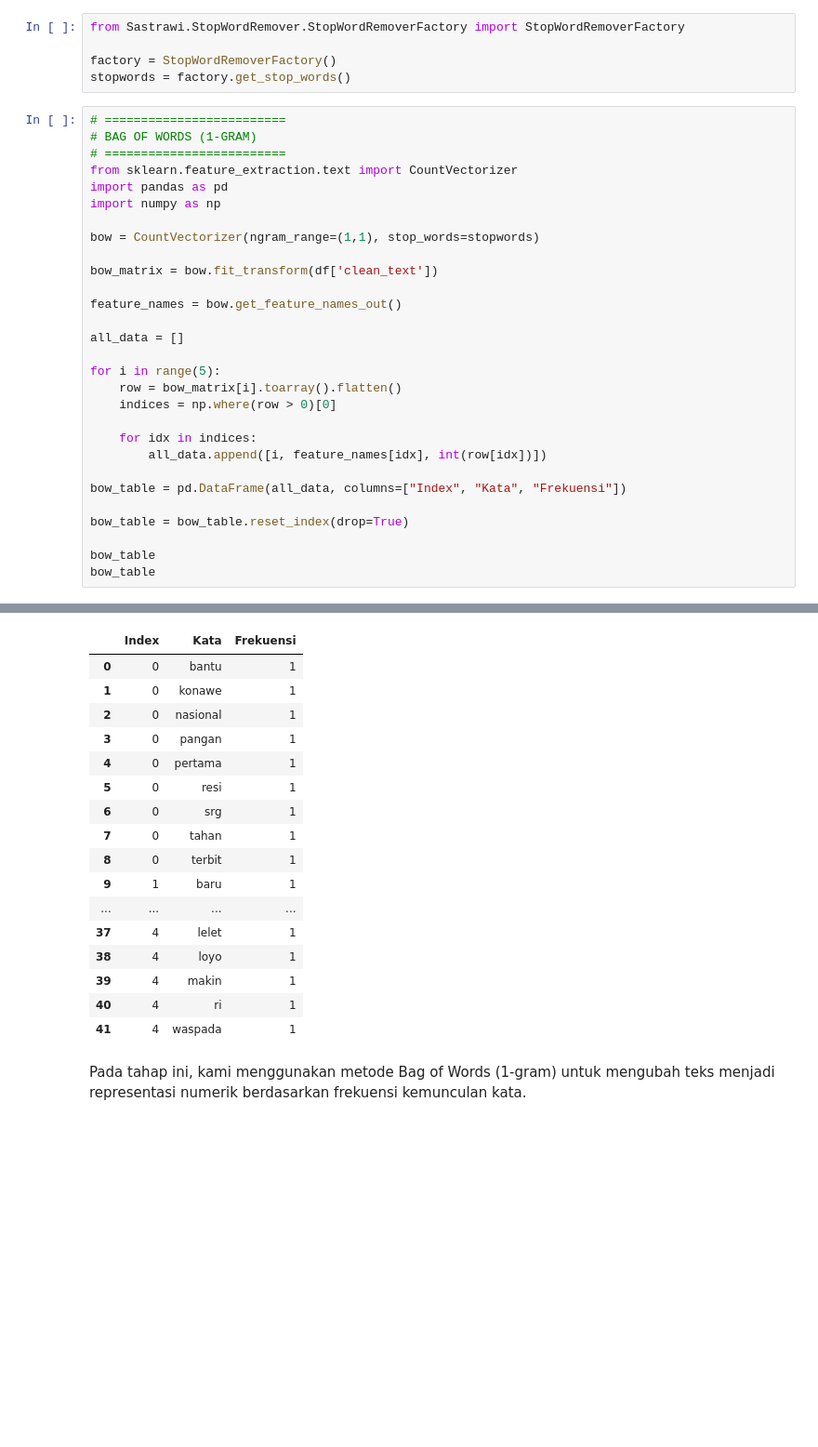
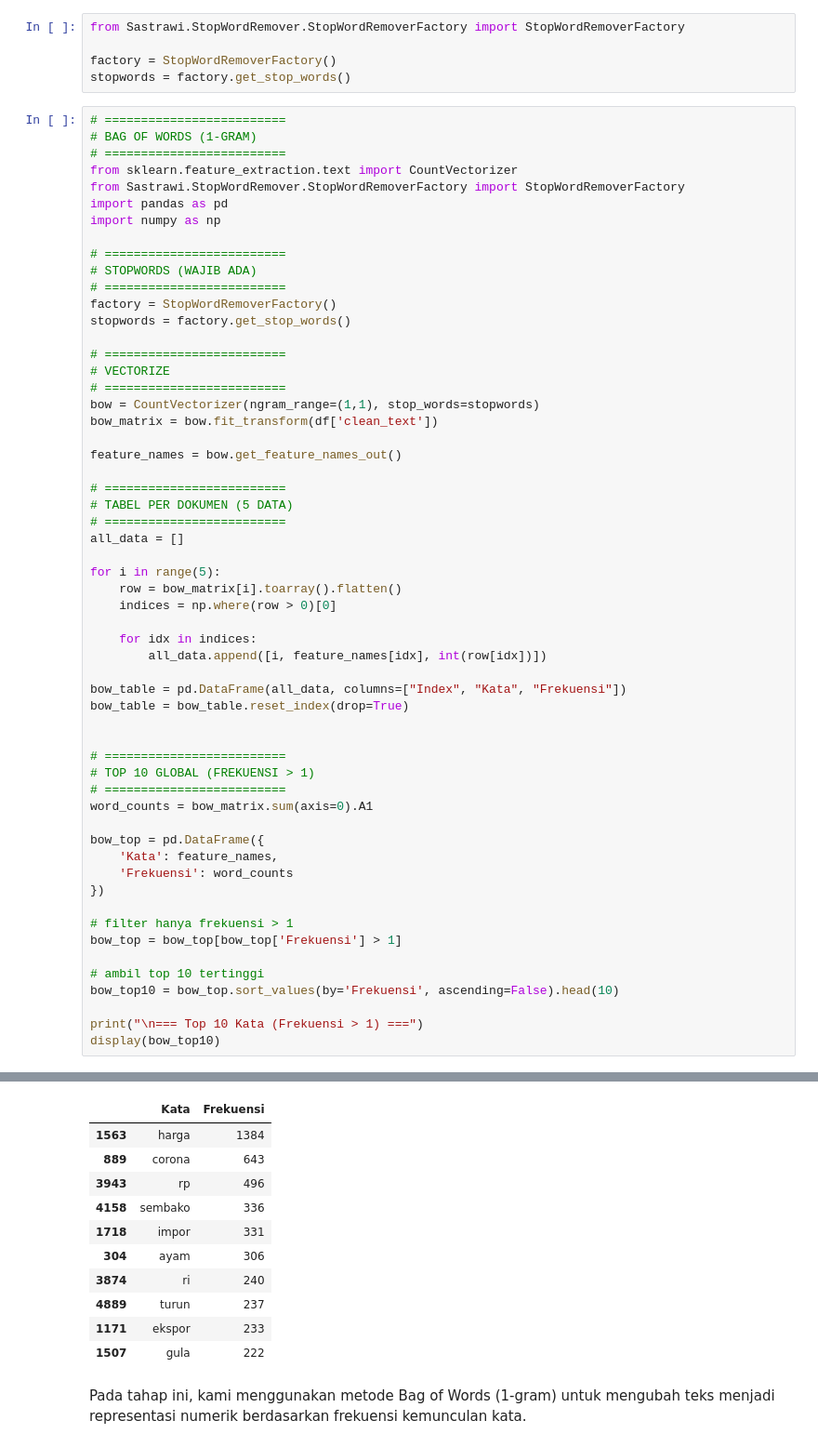
Before and after one commit to afllaabdi/tugas_NLP, a Jupyter notebook: NLP(definitive_edition)ipynb.ipynb, the cells around one changed output, grey strips where cells are left out. Shown at 93% size. Drawn from its saved outputs; the diff is of its cells as text; blank space fills up the shorter version.

```diff
--- a/NLP(definitive_edition)ipynb.ipynb
+++ b/NLP(definitive_edition)ipynb.ipynb
@@ -340,15 +340,27 @@ stopwords = factory.get_stop_words()
 # BAG OF WORDS (1-GRAM)
 # =========================
 from sklearn.feature_extraction.text import CountVectorizer
+from Sastrawi.StopWordRemover.StopWordRemoverFactory import StopWordRemoverFactory
 import pandas as pd
 import numpy as np
 
+# =========================
+# STOPWORDS (WAJIB ADA)
+# =========================
+factory = StopWordRemoverFactory()
+stopwords = factory.get_stop_words()
+
+# =========================
+# VECTORIZE
+# =========================
 bow = CountVectorizer(ngram_range=(1,1), stop_words=stopwords)
-
 bow_matrix = bow.fit_transform(df['clean_text'])
 
 feature_names = bow.get_feature_names_out()
 
+# =========================
+# TABEL PER DOKUMEN (5 DATA)
+# =========================
 all_data = []
 
 for i in range(5):
@@ -359,9 +371,25 @@ for i in range(5):
         all_data.append([i, feature_names[idx], int(row[idx])])
 
 bow_table = pd.DataFrame(all_data, columns=["Index", "Kata", "Frekuensi"])
-
 bow_table = bow_table.reset_index(drop=True)
 
-bow_table
-bow_table
+
+# =========================
+# TOP 10 GLOBAL (FREKUENSI > 1)
+# =========================
+word_counts = bow_matrix.sum(axis=0).A1
+
+bow_top = pd.DataFrame({
+    'Kata': feature_names,
+    'Frekuensi': word_counts
+})
+
+# filter hanya frekuensi > 1
+bow_top = bow_top[bow_top['Frekuensi'] > 1]
+
+# ambil top 10 tertinggi
+bow_top10 = bow_top.sort_values(by='Frekuensi', ascending=False).head(10)
+
+print("\n=== Top 10 Kata (Frekuensi > 1) ===")
+display(bow_top10)
 # %% [output]
@@ -368,20 +397,14 @@ bow_table
-|  | Index | Kata | Frekuensi |
-| 0 | 0 | bantu | 1 |
-| 1 | 0 | konawe | 1 |
-| 2 | 0 | nasional | 1 |
-| 3 | 0 | pangan | 1 |
-| 4 | 0 | pertama | 1 |
-| 5 | 0 | resi | 1 |
-| 6 | 0 | srg | 1 |
-| 7 | 0 | tahan | 1 |
-| 8 | 0 | terbit | 1 |
-| 9 | 1 | baru | 1 |
-| ... | ... | ... | ... |
-| 37 | 4 | lelet | 1 |
-| 38 | 4 | loyo | 1 |
-| 39 | 4 | makin | 1 |
-| 40 | 4 | ri | 1 |
-| 41 | 4 | waspada | 1 |
+|  | Kata | Frekuensi |
+| 1563 | harga | 1384 |
+| 889 | corona | 643 |
+| 3943 | rp | 496 |
+| 4158 | sembako | 336 |
+| 1718 | impor | 331 |
+| 304 | ayam | 306 |
+| 3874 | ri | 240 |
+| 4889 | turun | 237 |
+| 1171 | ekspor | 233 |
+| 1507 | gula | 222 |
 # %% [markdown]
 Pada tahap ini, kami menggunakan metode Bag of Words (1-gram) untuk mengubah teks menjadi representasi numerik berdasarkan frekuensi kemunculan kata.
 # %%
```
Also changed, not shown: parts of 4 cells of this notebook.
